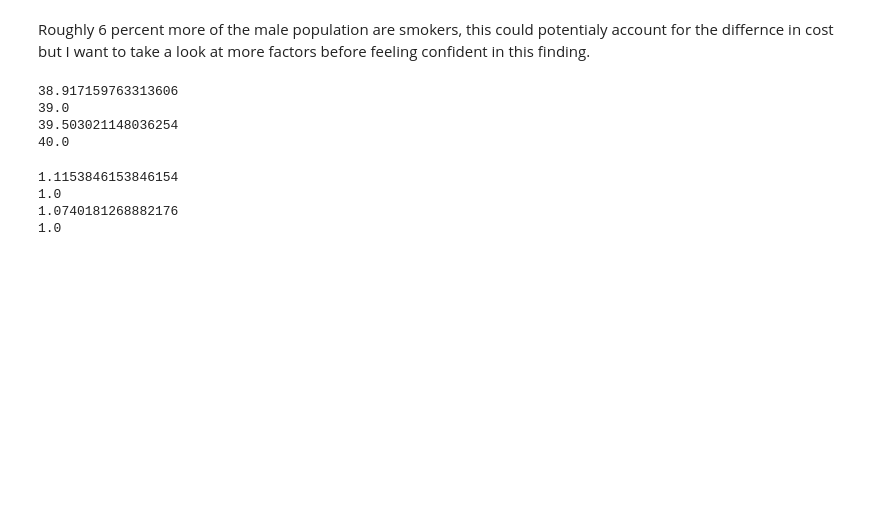
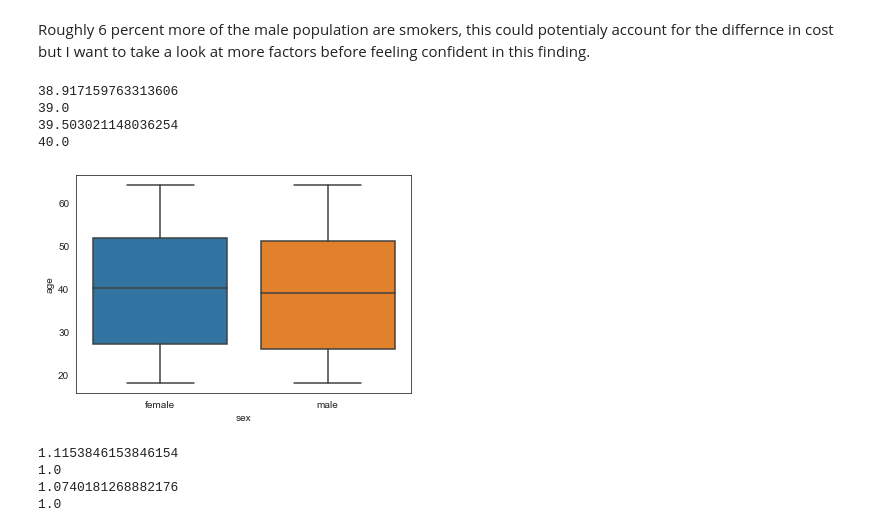
Before and after one commit to diverson1/Insurance-Project, a Jupyter notebook: Deeper Data Dive.ipynb, the cells around one changed output. Cells and saved outputs as stored; diff of their text form; code cells hidden in the pictures; blank space fills up the shorter version.

```diff
--- a/Deeper Data Dive.ipynb
+++ b/Deeper Data Dive.ipynb
@@ -46,15 +50,21 @@ Name: smoker, dtype: float64
 Roughly 6 percent more of the male population are smokers, this could potentialy account for the differnce in cost but I want to take a look at more factors before feeling confident in this finding.
 # %%
 #Checking to see if there is any variablity in the age spread of the sample size between genders
+
 print(male_data.age.mean())
 print(male_data.age.median())
 print(female_data.age.mean())
 print(female_data.age.median())
+
+sns.boxplot(data=df, x='sex', y='age')
+plt.show()
+plt.close()
 # %% [output]
 38.917159763313606
 39.0
 39.503021148036254
 40.0
+[figure, added]
 # %%
 #checking how number of children varies between groups
 print(male_data.children.mean())
```
Also changed, not shown: parts of 2 cells of this notebook.
